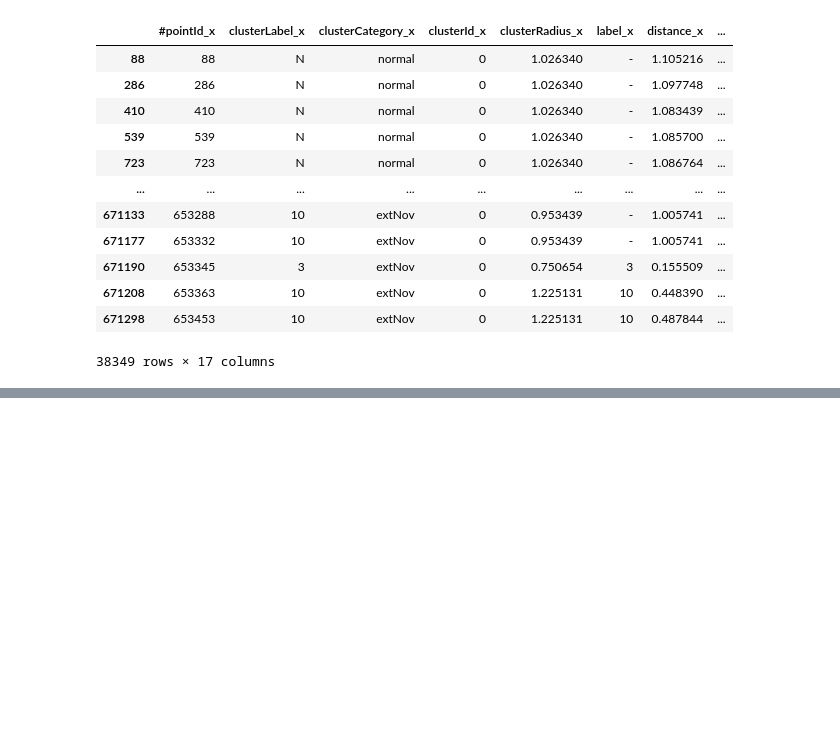
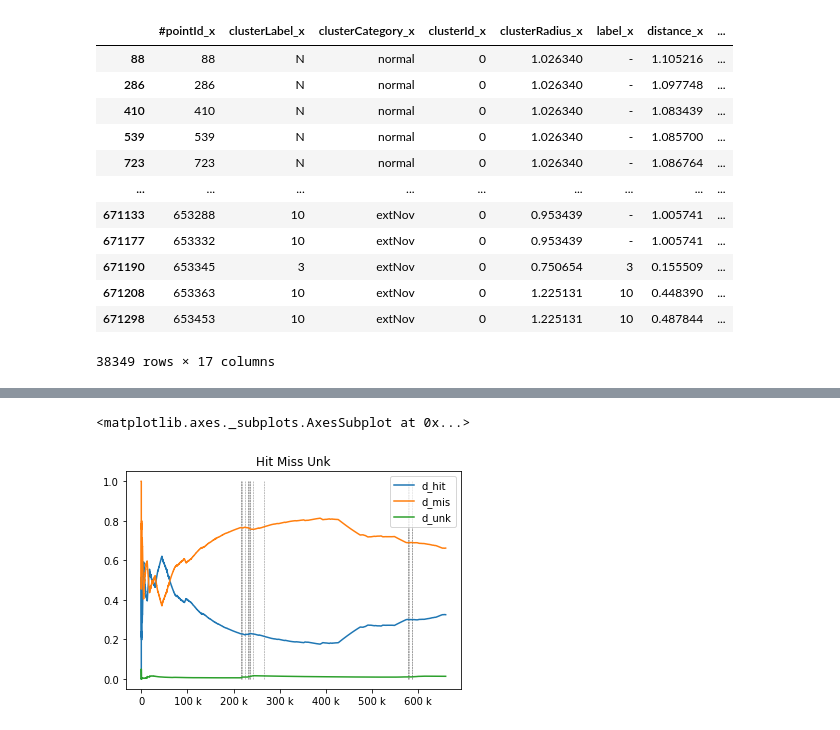
Before and after one commit to luis-puhl/minas-flink, a Jupyter notebook: mfog-mpi/src/minas/evaluate.ipynb, the cells around one changed output, grey strips where cells are left out. Cells and saved outputs as stored; diff of their text form; code cells hidden in the pictures; blank space fills up the shorter version.

Commit message:
Adding hits plot

```diff
--- a/mfog-mpi/src/minas/evaluate.ipynb
+++ b/mfog-mpi/src/minas/evaluate.ipynb
@@ -111,2 +112,29 @@ model diff meanDistance 0.5456153251522232
 # %%
 # %history -g -f ../../ref/jupyter_hist.py
+# %%
+df = merge(examplesDf, mfogDF)
+cf, classes, labels, offf, assignment = confusionMatrix(df)
+#
+addHitMissUnkRate(df, assignment)
+#
+labelSet = set()
+xcoords = []
+prevLen = len(offf)
+for i, l in zip(df.index, df['label']):
+    labelSet.add(l)
+    if len(labelSet) > prevLen:
+        prevLen = len(labelSet)
+        xcoords += [i]
+ax = df[['d_hit', 'd_mis', 'd_unk' ]].plot()
+ax.set_title('Hit Miss Unk')
+ax.vlines(x=xcoords, ymin=0, ymax=1, colors='gray', ls='--', lw=0.5, label='vline_multiple')
+ax.get_xaxis().set_major_formatter(matplotlib.ticker.EngFormatter())
+# for xc in xcoords:
+#     ax0.axvline(x=xc, color="gray", linestyle="--")
+# .plot()
+# df['hit']
+# df
+ax
+# %% [output]
+<matplotlib.axes._subplots.AxesSubplot at 0x...>
+[figure, added]
```
Also changed, not shown: parts of 2 cells of this notebook, 6 other files.
